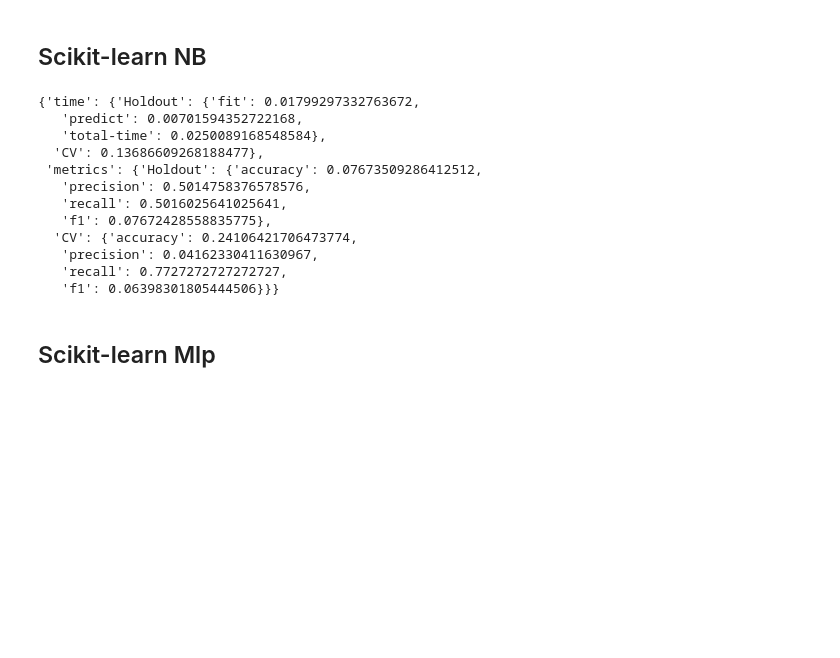
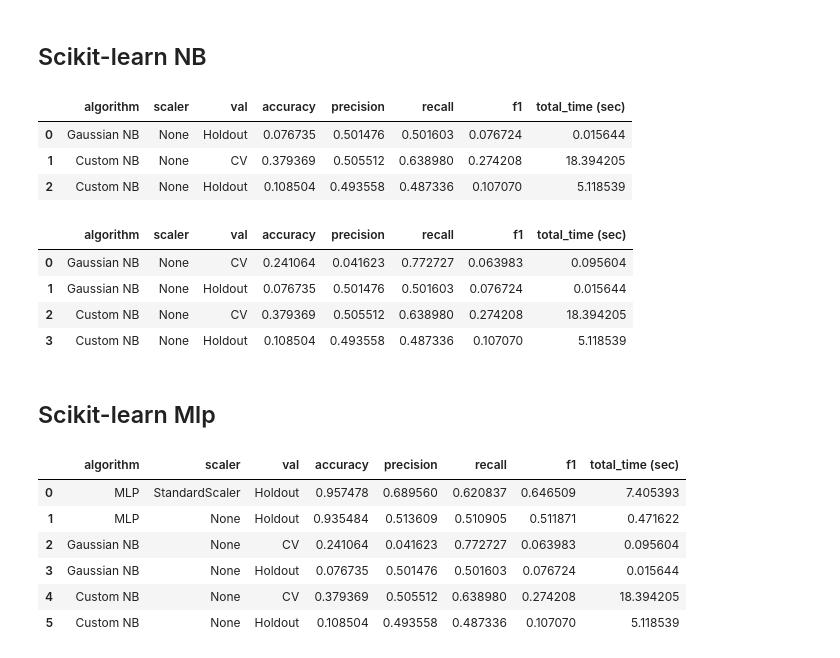
Before and after one commit to r-gg/ml-37, a Jupyter notebook: Exercise 2/NaiveBayes/NB-Bankrupcy.ipynb, the cells around one changed output. Saved outputs shown, nothing was run; the diff lists cells and outputs as text; code cells hidden in the pictures; blank space fills up the shorter version.

```diff
--- a/Exercise 2/NaiveBayes/NB-Bankrupcy.ipynb
+++ b/Exercise 2/NaiveBayes/NB-Bankrupcy.ipynb
@@ -190,3 +199,10 @@ metrics_sklearn_NB['metrics']['Holdout']['f1'] = f1_score(y_test, predictions, a
+# %%
+results
+# %% [output]
+|  | algorithm | scaler | val | accuracy | precision | recall | f1 | total_time (sec) |
+| 0 | Gaussian NB | None | Holdout | 0.076735 | 0.501476 | 0.501603 | 0.076724 | 0.015644 |
+| 1 | Custom NB | None | CV | 0.379369 | 0.505512 | 0.638980 | 0.274208 | 18.394205 |
+| 2 | Custom NB | None | Holdout | 0.108504 | 0.493558 | 0.487336 | 0.107070 | 5.118539 |
 # %%
 # Cross validation on the sklearn NB
 
@@ -214,17 +237,10 @@ metrics_sklearn_NB['metrics']['CV']['f1'] = f1_scores.mean()
 # %%
-metrics_sklearn_NB
+results
 # %% [output]
-{'time': {'Holdout': {'fit': 0.01799297332763672,
-   'predict': 0.00701594352722168,
-   'total-time': 0.0250089168548584},
-  'CV': 0.13686609268188477},
- 'metrics': {'Holdout': {'accuracy': 0.07673509286412512,
-   'precision': 0.5014758376578576,
-   'recall': 0.5016025641025641,
-   'f1': 0.07672428558835775},
-  'CV': {'accuracy': 0.24106421706473774,
-   'precision': 0.04162330411630967,
-   'recall': 0.7727272727272727,
-   'f1': 0.06398301805444506}}}
+|  | algorithm | scaler | val | accuracy | precision | recall | f1 | total_time (sec) |
+| 0 | Gaussian NB | None | CV | 0.241064 | 0.041623 | 0.772727 | 0.063983 | 0.095604 |
+| 1 | Gaussian NB | None | Holdout | 0.076735 | 0.501476 | 0.501603 | 0.076724 | 0.015644 |
+| 2 | Custom NB | None | CV | 0.379369 | 0.505512 | 0.638980 | 0.274208 | 18.394205 |
+| 3 | Custom NB | None | Holdout | 0.108504 | 0.493558 | 0.487336 | 0.107070 | 5.118539 |
 # %% [markdown]
 ## Scikit-learn Mlp
@@ -267,3 +280,41 @@ metrics_sklearn_mlp['metrics']['Holdout']['f1'] = f1_score(y_test, predictions,
+# %%
+sc = StandardScaler()
+sc.fit(X_train)
+
+X_train = sc.transform(X_train)
+X_test = sc.transform(X_test)
+
+st1 = time.time()
+
+mlp = MLPClassifier()
+mlp.fit(X_train, y_train)
+predictions = mlp.predict(X_test)
+
+et2 = time.time()
+
+# with scaling
+new_row = pd.DataFrame({
+    "algorithm": "MLP",
+    "scaler": "StandardScaler",
+    "val": 'Holdout',
+    "accuracy": accuracy_score(y_test, predictions),
+    "precision": precision_score(y_test, predictions, average='macro', zero_division=0),
+    "recall": recall_score(y_test, predictions, average='macro', zero_division=0),
+    "f1": f1_score(y_test, predictions, average='macro', zero_division=0),
+    "total_time (sec)": et2 - st1
+}, index=[0])
+
+results = pd.concat([new_row, results.loc[:]]).reset_index(drop=True)
+# %%
+results
+# %% [output]
+|  | algorithm | scaler | val | accuracy | precision | recall | f1 | total_time (sec) |
+| 0 | MLP | StandardScaler | Holdout | 0.957478 | 0.689560 | 0.620837 | 0.646509 | 7.405393 |
+| 1 | MLP | None | Holdout | 0.935484 | 0.513609 | 0.510905 | 0.511871 | 0.471622 |
+| 2 | Gaussian NB | None | CV | 0.241064 | 0.041623 | 0.772727 | 0.063983 | 0.095604 |
+| 3 | Gaussian NB | None | Holdout | 0.076735 | 0.501476 | 0.501603 | 0.076724 | 0.015644 |
+| 4 | Custom NB | None | CV | 0.379369 | 0.505512 | 0.638980 | 0.274208 | 18.394205 |
+| 5 | Custom NB | None | Holdout | 0.108504 | 0.493558 | 0.487336 | 0.107070 | 5.118539 |
 # %%
 # Cross validation on the sklearn NB
 
```
Also changed, not shown: parts of 19 cells of this notebook, 5 other files.
